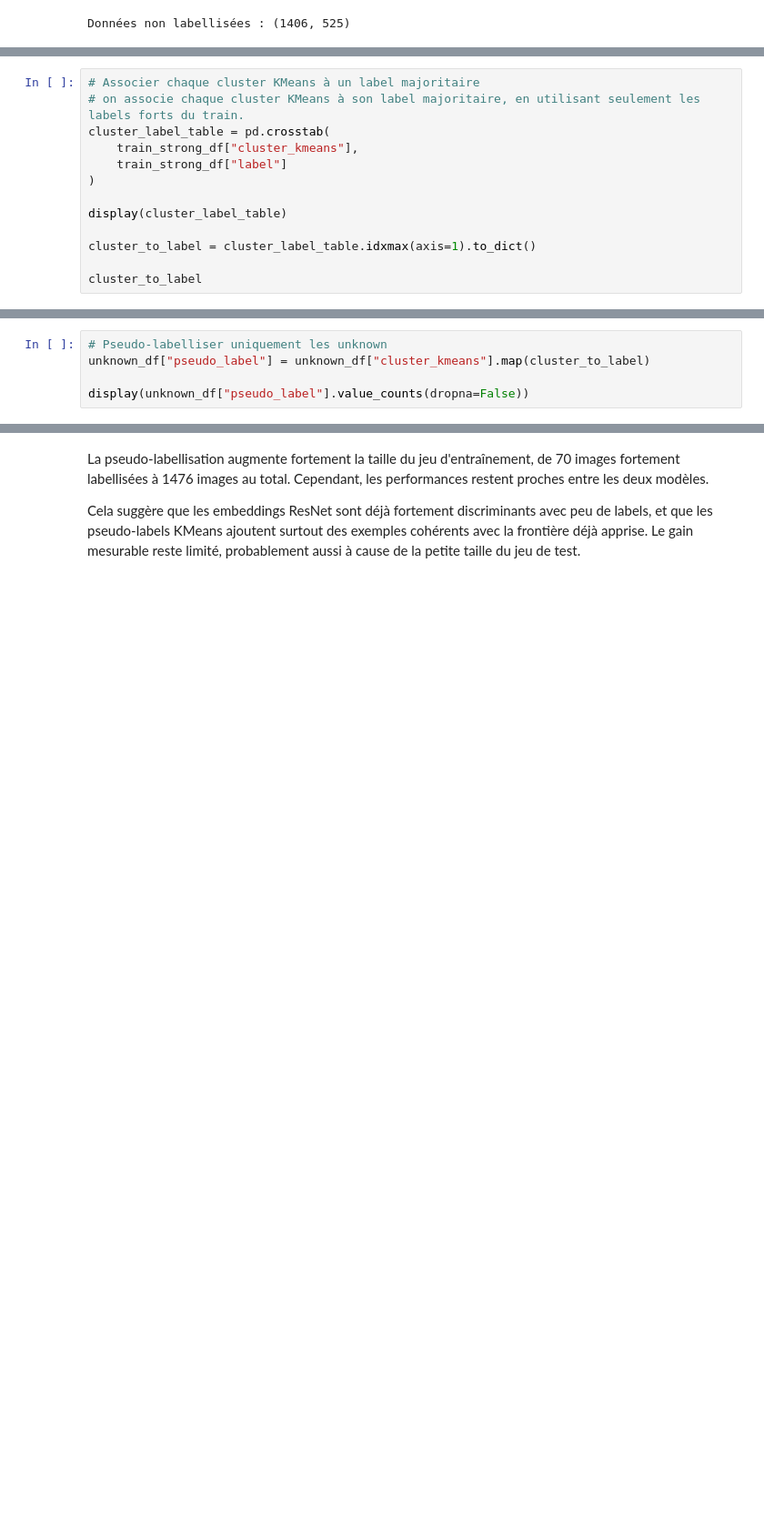
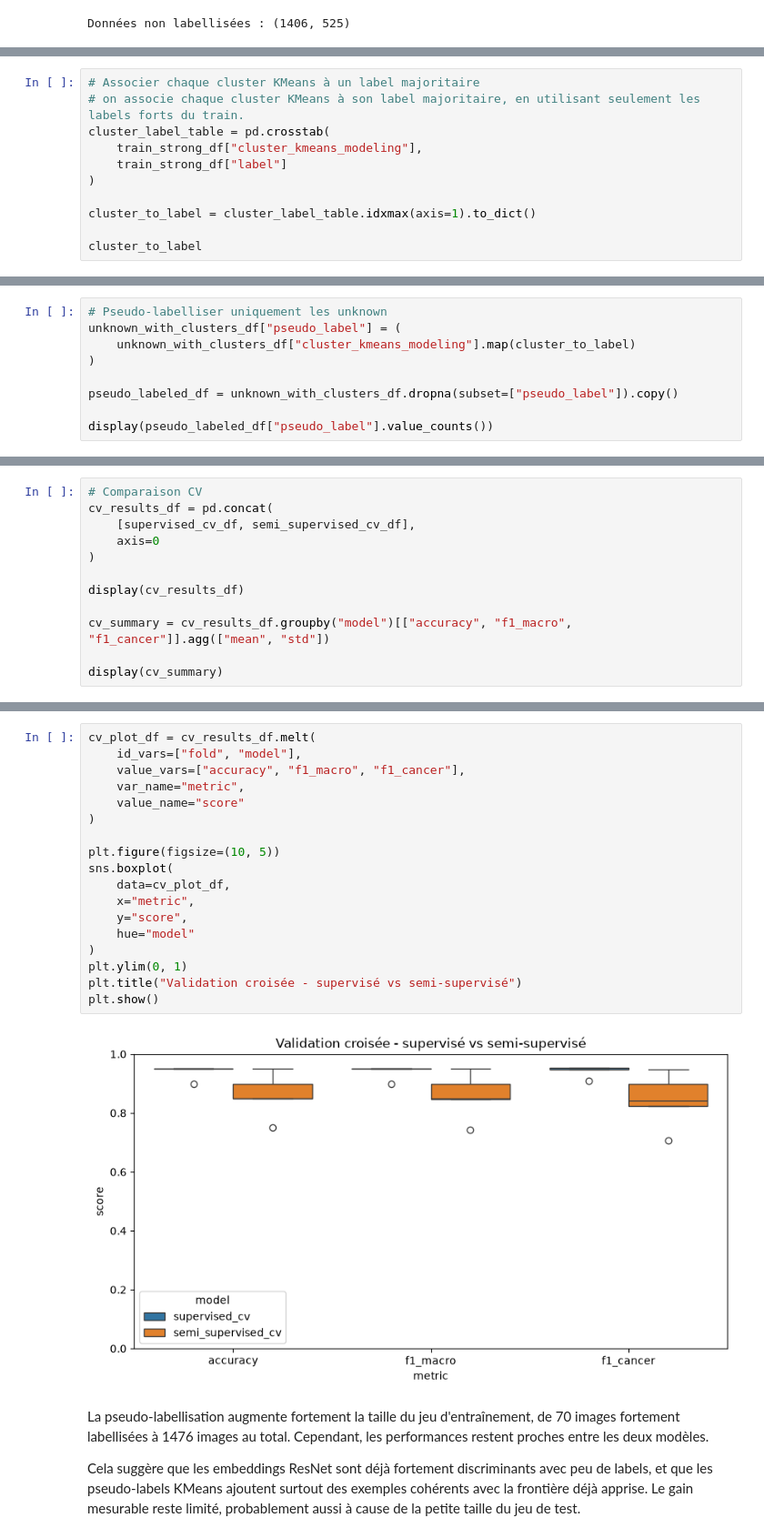
Before and after one commit to louischen-dotfr/LC_10, a Jupyter notebook: 4_modeling.ipynb, the cells around one changed output, grey strips where cells are left out. Shown at 91% size. Drawn from its saved outputs; the diff is of its cells as text; blank space fills up the shorter version.

```diff
--- a/4_modeling.ipynb
+++ b/4_modeling.ipynb
@@ -195,11 +220,9 @@ weighted avg       0.87      0.87      0.87        30
 # Associer chaque cluster KMeans à un label majoritaire
 # on associe chaque cluster KMeans à son label majoritaire, en utilisant seulement les labels forts du train.
 cluster_label_table = pd.crosstab(
-    train_strong_df["cluster_kmeans"],
+    train_strong_df["cluster_kmeans_modeling"],
     train_strong_df["label"]
 )
-
-display(cluster_label_table)
 
 cluster_to_label = cluster_label_table.idxmax(axis=1).to_dict()
 
@@ -214,7 +232,11 @@ cluster_to_label
 # %%
 # Pseudo-labelliser uniquement les unknown
-unknown_df["pseudo_label"] = unknown_df["cluster_kmeans"].map(cluster_to_label)
+unknown_with_clusters_df["pseudo_label"] = (
+    unknown_with_clusters_df["cluster_kmeans_modeling"].map(cluster_to_label)
+)
 
-display(unknown_df["pseudo_label"].value_counts(dropna=False))
+pseudo_labeled_df = unknown_with_clusters_df.dropna(subset=["pseudo_label"]).copy()
+
+display(pseudo_labeled_df["pseudo_label"].value_counts())
 # %% [output]
 pseudo_label
@@ -336,0 +589,12 @@ plt.show()
+# %%
+# Comparaison CV
+cv_results_df = pd.concat(
+    [supervised_cv_df, semi_supervised_cv_df],
+    axis=0
+)
+
+display(cv_results_df)
+
+cv_summary = cv_results_df.groupby("model")[["accuracy", "f1_macro", "f1_cancer"]].agg(["mean", "std"])
+
+display(cv_summary)
@@ -337,3 +618,23 @@ plt.show()
+# %%
+cv_plot_df = cv_results_df.melt(
+    id_vars=["fold", "model"],
+    value_vars=["accuracy", "f1_macro", "f1_cancer"],
+    var_name="metric",
+    value_name="score"
+)
+
+plt.figure(figsize=(10, 5))
+sns.boxplot(
+    data=cv_plot_df,
+    x="metric",
+    y="score",
+    hue="model"
+)
+plt.ylim(0, 1)
+plt.title("Validation croisée - supervisé vs semi-supervisé")
+plt.show()
+# %% [output]
+[figure, added]
 # %% [markdown]
 La pseudo-labellisation augmente fortement la taille du jeu d'entraînement, de 70 images fortement labellisées à 1476 images au total. Cependant, les performances restent proches entre les deux modèles.
 
```
Also changed, not shown: parts of 22 cells of this notebook, 11 other files.
